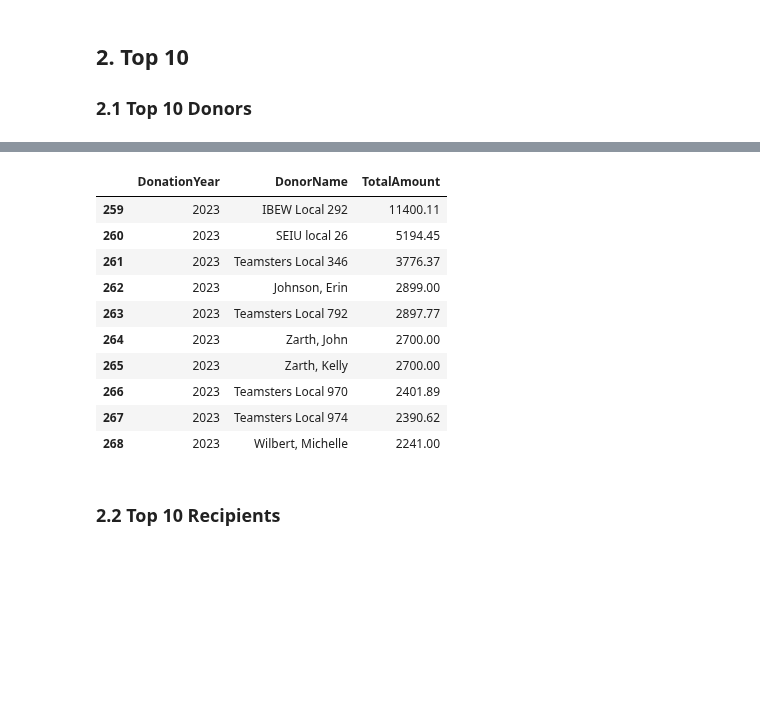
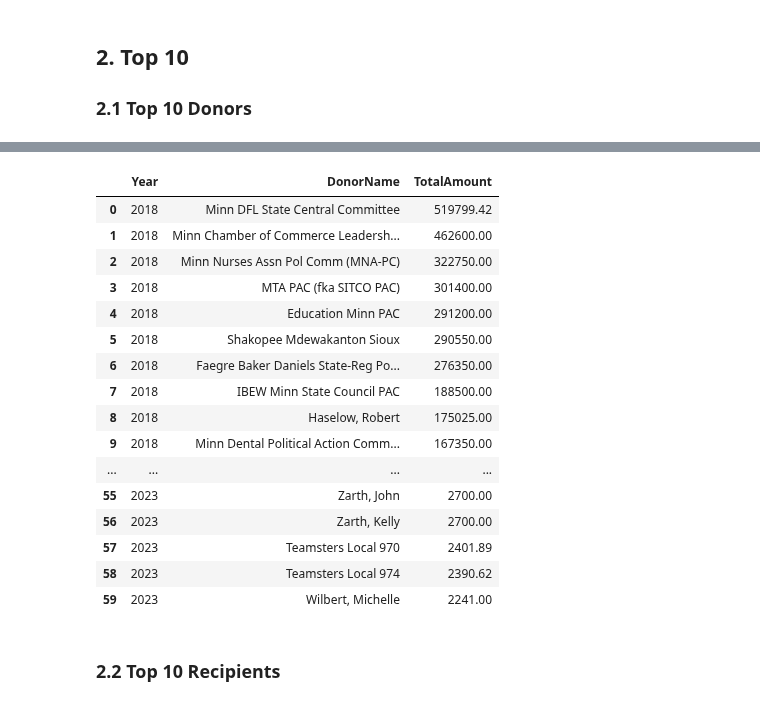
Before and after one commit to uchicago-dsi/climate-cabinet-campaign-finance-tracker, a Jupyter notebook: notebooks/MN_EDA.ipynb, the cells around one changed output, grey strips where cells are left out. Cells and saved outputs as stored; diff of their text form; code cells hidden in the pictures; blank space fills up the shorter version.

```diff
--- a/notebooks/MN_EDA.ipynb
+++ b/notebooks/MN_EDA.ipynb
@@ -218,25 +206,31 @@ Name: TotalAmount, dtype: float64
 # %%
-# Group by 'Year' and 'Contributor' to calculate the total contribution for each contributor in each year
-don_by_year_contributor = contribution_df.groupby(
-    ['DonationYear', 'DonorName'])['TotalAmount'].sum().reset_index()
+# Group by 'Year' and 'Contributor' for total contribution for each contributor in each year
+don_by_year_contributor = filtered_df.groupby(
+    ['Year', 'DonorName'])['TotalAmount'].sum().reset_index()
 
 # Find the top 10 contributors
-top_10_contributors = don_by_year_contributor.groupby('DonationYear').apply(
+top_10_contributors = don_by_year_contributor.groupby('Year').apply(
     lambda group: group.nlargest(10, 'TotalAmount')).reset_index(drop=True)
-# %%
-top_10_contributors[-10:] # Top 10 contributors in 2023
-# %% [output]
-|  | DonationYear | DonorName | TotalAmount |
-| 259 | 2023 | IBEW Local 292 | 11400.11 |
-| 260 | 2023 | SEIU local 26 | 5194.45 |
-| 261 | 2023 | Teamsters Local 346 | 3776.37 |
-| 262 | 2023 | Johnson, Erin | 2899.00 |
-| 263 | 2023 | Teamsters Local 792 | 2897.77 |
-| 264 | 2023 | Zarth, John | 2700.00 |
-| 265 | 2023 | Zarth, Kelly | 2700.00 |
-| 266 | 2023 | Teamsters Local 970 | 2401.89 |
-| 267 | 2023 | Teamsters Local 974 | 2390.62 |
-| 268 | 2023 | Wilbert, Michelle | 2241.00 |
+# %%
+top_10_contributors
+# %% [output]
+|  | Year | DonorName | TotalAmount |
+| 0 | 2018 | Minn DFL State Central Committee | 519799.42 |
+| 1 | 2018 | Minn Chamber of Commerce Leadersh... | 462600.00 |
+| 2 | 2018 | Minn Nurses Assn Pol Comm (MNA-PC) | 322750.00 |
+| 3 | 2018 | MTA PAC (fka SITCO PAC) | 301400.00 |
+| 4 | 2018 | Education Minn PAC | 291200.00 |
+| 5 | 2018 | Shakopee Mdewakanton Sioux | 290550.00 |
+| 6 | 2018 | Faegre Baker Daniels State-Reg Po... | 276350.00 |
+| 7 | 2018 | IBEW Minn State Council PAC | 188500.00 |
+| 8 | 2018 | Haselow, Robert | 175025.00 |
+| 9 | 2018 | Minn Dental Political Action Comm... | 167350.00 |
+| ... | ... | ... | ... |
+| 55 | 2023 | Zarth, John | 2700.00 |
+| 56 | 2023 | Zarth, Kelly | 2700.00 |
+| 57 | 2023 | Teamsters Local 970 | 2401.89 |
+| 58 | 2023 | Teamsters Local 974 | 2390.62 |
+| 59 | 2023 | Wilbert, Michelle | 2241.00 |
 # %% [markdown]
 ### 2.2 Top 10 Recipients
 # %%
```
Also changed, not shown: parts of 44 cells of this notebook, 2 other files.
